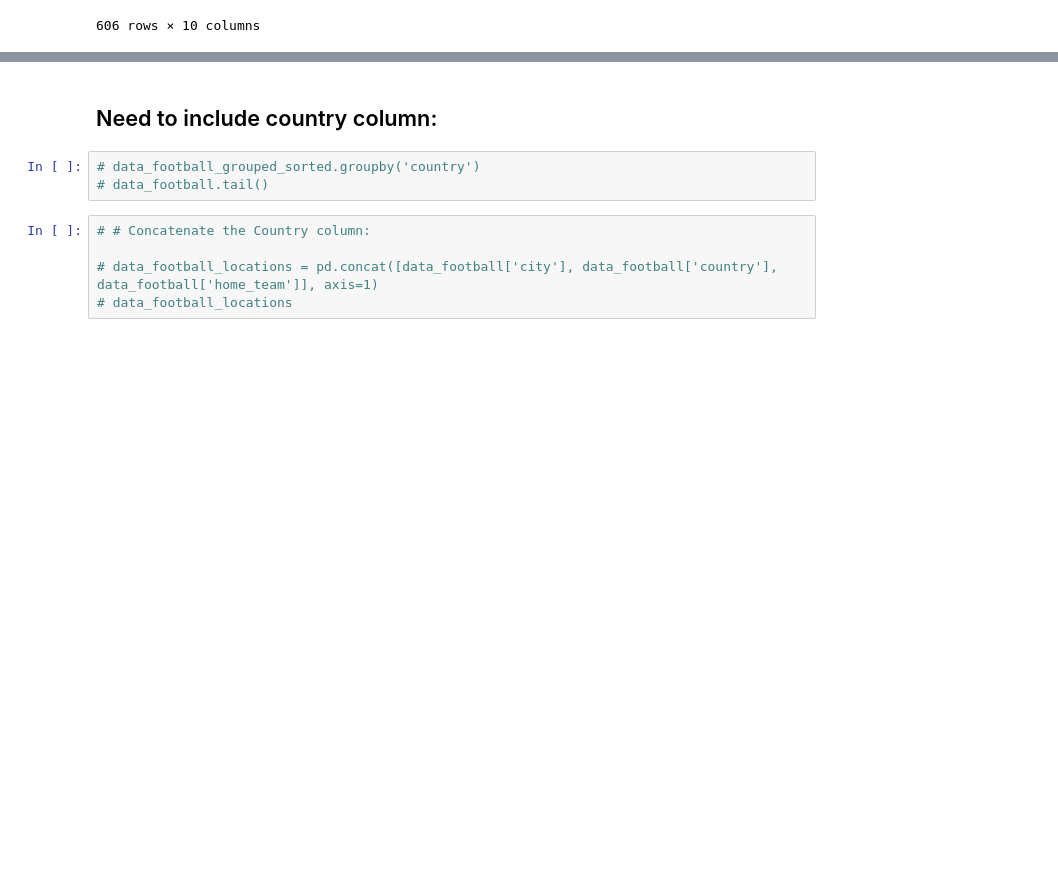
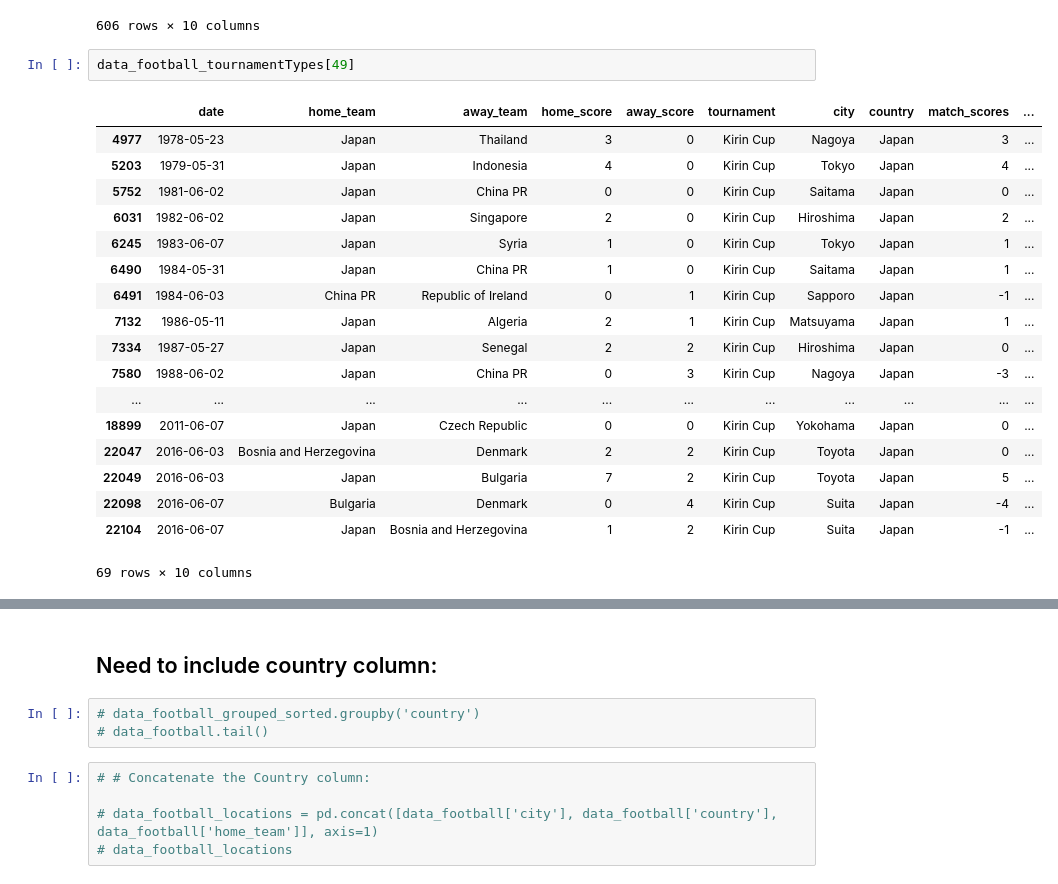
Before and after one commit to ylee9107/Visual-Analytics-Project-1---footballResults, a Jupyter notebook: Python files/Football_Task1.ipynb, the cells around one changed output, grey strips where cells are left out. Saved outputs shown, nothing was run; the diff lists cells and outputs as text; blank space fills up the shorter version.

```diff
--- a/Python files/Football_Task1.ipynb
+++ b/Python files/Football_Task1.ipynb
@@ -547,4 +549,25 @@ data_football_tournamentTypes[50]
 | 22499 | 2017-01-06 | Suriname | Haiti | 2 | 4 | CFU Caribbean Cup qualification | Couva | Trinidad and Tobago | -2 | ... |
 | 22500 | 2017-01-08 | Trinidad and Tobago | Haiti | 3 | 4 | CFU Caribbean Cup qualification | Couva | Trinidad and Tobago | -1 | ... |
 606 rows × 10 columns
+# %%
+data_football_tournamentTypes[49]
+# %% [output]
+|  | date | home_team | away_team | home_score | away_score | tournament | city | country | match_scores | ... |
+| 4977 | 1978-05-23 | Japan | Thailand | 3 | 0 | Kirin Cup | Nagoya | Japan | 3 | ... |
+| 5203 | 1979-05-31 | Japan | Indonesia | 4 | 0 | Kirin Cup | Tokyo | Japan | 4 | ... |
+| 5752 | 1981-06-02 | Japan | China PR | 0 | 0 | Kirin Cup | Saitama | Japan | 0 | ... |
+| 6031 | 1982-06-02 | Japan | Singapore | 2 | 0 | Kirin Cup | Hiroshima | Japan | 2 | ... |
+| 6245 | 1983-06-07 | Japan | Syria | 1 | 0 | Kirin Cup | Tokyo | Japan | 1 | ... |
+| 6490 | 1984-05-31 | Japan | China PR | 1 | 0 | Kirin Cup | Saitama | Japan | 1 | ... |
+| 6491 | 1984-06-03 | China PR | Republic of Ireland | 0 | 1 | Kirin Cup | Sapporo | Japan | -1 | ... |
+| 7132 | 1986-05-11 | Japan | Algeria | 2 | 1 | Kirin Cup | Matsuyama | Japan | 1 | ... |
+| 7334 | 1987-05-27 | Japan | Senegal | 2 | 2 | Kirin Cup | Hiroshima | Japan | 0 | ... |
+| 7580 | 1988-06-02 | Japan | China PR | 0 | 3 | Kirin Cup | Nagoya | Japan | -3 | ... |
+| ... | ... | ... | ... | ... | ... | ... | ... | ... | ... | ... |
+| 18899 | 2011-06-07 | Japan | Czech Republic | 0 | 0 | Kirin Cup | Yokohama | Japan | 0 | ... |
+| 22047 | 2016-06-03 | Bosnia and Herzegovina | Denmark | 2 | 2 | Kirin Cup | Toyota | Japan | 0 | ... |
+| 22049 | 2016-06-03 | Japan | Bulgaria | 7 | 2 | Kirin Cup | Toyota | Japan | 5 | ... |
+| 22098 | 2016-06-07 | Bulgaria | Denmark | 0 | 4 | Kirin Cup | Suita | Japan | -4 | ... |
+| 22104 | 2016-06-07 | Japan | Bosnia and Herzegovina | 1 | 2 | Kirin Cup | Suita | Japan | -1 | ... |
+69 rows × 10 columns
 # %%
```
Also changed, not shown: parts of 17 cells of this notebook.
